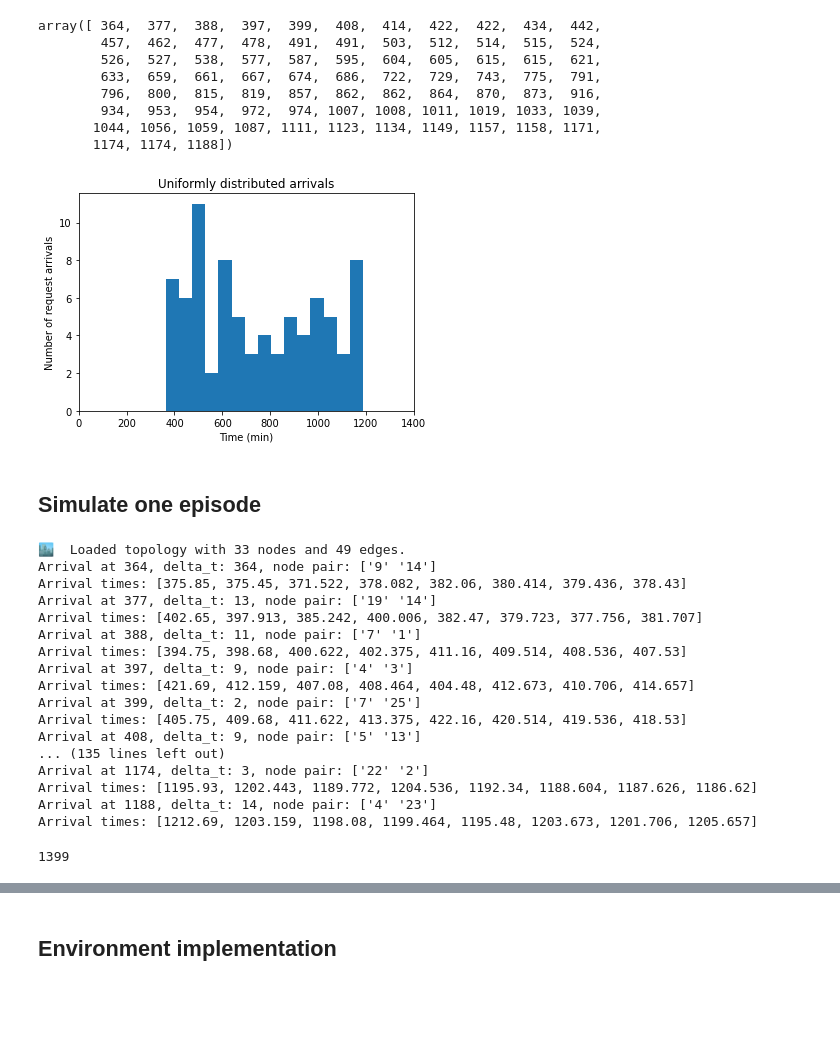
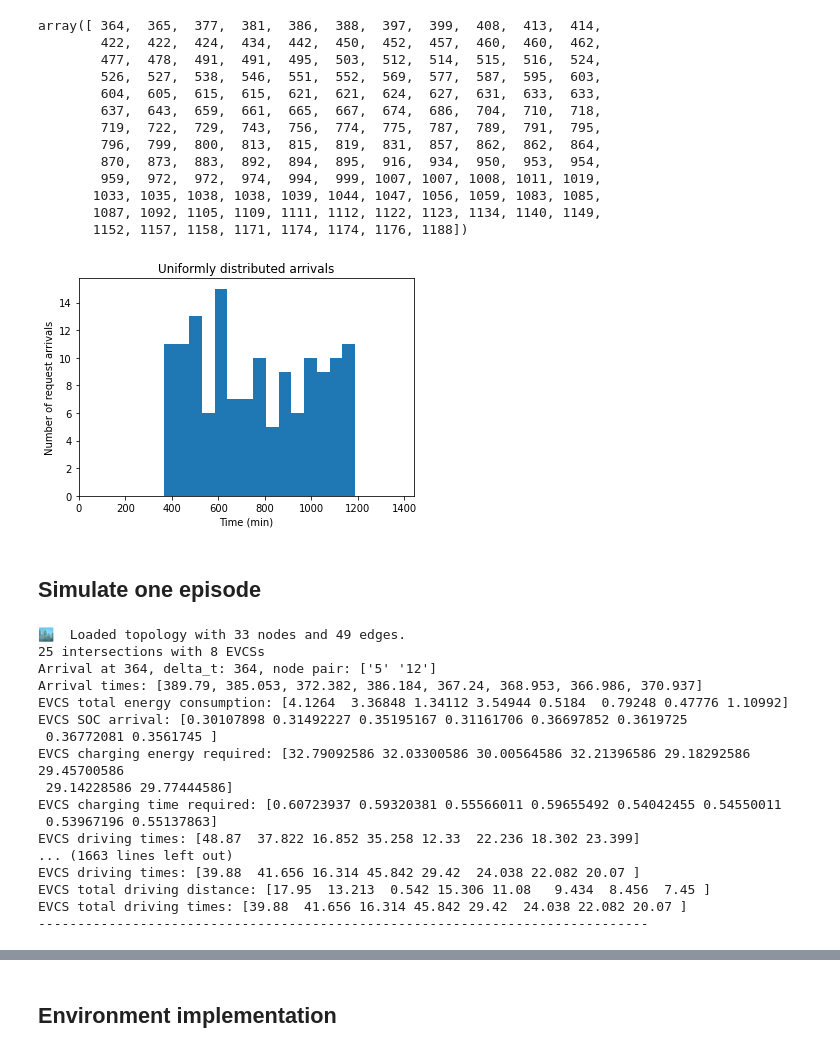
Before and after one commit to maigonzalezh/DRL-RCS, a Jupyter notebook: simulator.ipynb, the cells around one changed output, grey strips where cells are left out. Saved outputs shown, nothing was run; the diff lists cells and outputs as text; code cells hidden in the pictures; blank space fills up the shorter version.

```diff
--- a/simulator.ipynb
+++ b/simulator.ipynb
@@ -10,28 +10,33 @@ CHARGING_POWER = 60 # kW
 SEED = 42
 np.random.seed(SEED)
 # %%
-uniform_arrivals = np.sort(np.random.uniform(360,1200,80).astype(int))
+uniform_arrivals = np.sort(np.random.uniform(360,1200,140).astype(int))
 # %%
 uniform_arrivals
 # %% [output]
-array([ 364,  377,  388,  397,  399,  408,  414,  422,  422,  434,  442,
-        457,  462,  477,  478,  491,  491,  503,  512,  514,  515,  524,
-        526,  527,  538,  577,  587,  595,  604,  605,  615,  615,  621,
-        633,  659,  661,  667,  674,  686,  722,  729,  743,  775,  791,
-        796,  800,  815,  819,  857,  862,  862,  864,  870,  873,  916,
-        934,  953,  954,  972,  974, 1007, 1008, 1011, 1019, 1033, 1039,
-       1044, 1056, 1059, 1087, 1111, 1123, 1134, 1149, 1157, 1158, 1171,
-       1174, 1174, 1188])
+array([ 364,  365,  377,  381,  386,  388,  397,  399,  408,  413,  414,
+        422,  422,  424,  434,  442,  450,  452,  457,  460,  460,  462,
+        477,  478,  491,  491,  495,  503,  512,  514,  515,  516,  524,
+        526,  527,  538,  546,  551,  552,  569,  577,  587,  595,  603,
+        604,  605,  615,  615,  621,  621,  624,  627,  631,  633,  633,
+        637,  643,  659,  661,  665,  667,  674,  686,  704,  710,  718,
+        719,  722,  729,  743,  756,  774,  775,  787,  789,  791,  795,
+        796,  799,  800,  813,  815,  819,  831,  857,  862,  862,  864,
+        870,  873,  883,  892,  894,  895,  916,  934,  950,  953,  954,
+        959,  972,  972,  974,  994,  999, 1007, 1007, 1008, 1011, 1019,
+       1033, 1035, 1038, 1038, 1039, 1044, 1047, 1056, 1059, 1083, 1085,
+       1087, 1092, 1105, 1109, 1111, 1112, 1122, 1123, 1134, 1140, 1149,
+       1152, 1157, 1158, 1171, 1174, 1174, 1176, 1188])
 # %%
 import matplotlib.pyplot as plt
 count, bins, ignored = plt.hist(uniform_arrivals, 15, density=False)
-plt.xlim([0, 1400])
+plt.xlim([0, 1440])
 plt.title("Uniformly distributed arrivals")
 plt.ylabel("Number of request arrivals")
 plt.xlabel("Time (min)")
 plt.show()
 # %% [output]
-[figure, old version]
+[figure, new version]
 # %% [markdown]
 ## Simulate one episode
 # %%
@@ -63,6 +68,7 @@ TPM = TrafficPreprocessModule(G)
 traffic_network = TPM.get_traffic_network()
 nodes_labels = G_utils.get_nodes_labels(exclude_evcs=True)
 evcs_labels = G_utils.get_evcs_labels()
+print(f'{len(nodes_labels)} intersections with {len(evcs_labels)} EVCSs')
 charging_stations = [ChargingStation(label, 0.5) for label in evcs_labels]
 charging_requests = []
 for t in range(TIME_HORIZON):
@@ -97,25 +103,29 @@ for t in range(TIME_HORIZON):
         print("Arrival at {}, delta_t: {}, node pair: {}".format(
             t, delta_t, node_pair))
         print("Arrival times: {}".format(evcs_arrival_times))
+        print("EVCS total energy consumption: {}".format( evcs_total_energy_consumption))
+        print("EVCS SOC arrival: {}".format(evcs_soc_arrival))
+        print("EVCS charging energy required: {}".format(evcs_charging_energy_required))
+        print("EVCS charging time required: {}".format(evcs_charging_time_required))
+        print("EVCS driving times: {}".format(evcs_driving_times))
+        print("EVCS total driving distance: {}".format(evcs_total_driving_distance))
+        print("EVCS total driving times: {}".format(evcs_driving_times))
+        print("------------------------------------------------------------------------------")
 # %% [output]
 🏙️  Loaded topology with 33 nodes and 49 edges.
-Arrival at 364, delta_t: 364, node pair: ['9' '14']
-Arrival times: [375.85, 375.45, 371.522, 378.082, 382.06, 380.414, 379.436, 378.43]
-Arrival at 377, delta_t: 13, node pair: ['19' '14']
-Arrival times: [402.65, 397.913, 385.242, 400.006, 382.47, 379.723, 377.756, 381.707]
-Arrival at 388, delta_t: 11, node pair: ['7' '1']
-Arrival times: [394.75, 398.68, 400.622, 402.375, 411.16, 409.514, 408.536, 407.53]
-Arrival at 397, delta_t: 9, node pair: ['4' '3']
-Arrival times: [421.69, 412.159, 407.08, 408.464, 404.48, 412.673, 410.706, 414.657]
-Arrival at 399, delta_t: 2, node pair: ['7' '25']
-Arrival times: [405.75, 409.68, 411.622, 413.375, 422.16, 420.514, 419.536, 418.53]
-Arrival at 408, delta_t: 9, node pair: ['5' '13']
-... (135 lines left out)
-Arrival at 1174, delta_t: 3, node pair: ['22' '2']
-Arrival times: [1195.93, 1202.443, 1189.772, 1204.536, 1192.34, 1188.604, 1187.626, 1186.62]
-Arrival at 1188, delta_t: 14, node pair: ['4' '23']
-Arrival times: [1212.69, 1203.159, 1198.08, 1199.464, 1195.48, 1203.673, 1201.706, 1205.657]
+25 intersections with 8 EVCSs
+Arrival at 364, delta_t: 364, node pair: ['5' '12']
+Arrival times: [389.79, 385.053, 372.382, 386.184, 367.24, 368.953, 366.986, 370.937]
+EVCS total energy consumption: [4.1264  3.36848 1.34112 3.54944 0.5184  0.79248 0.47776 1.10992]
+EVCS SOC arrival: [0.30107898 0.31492227 0.35195167 0.31161706 0.36697852 0.3619725
+ 0.36772081 0.3561745 ]
+EVCS charging energy required: [32.79092586 32.03300586 30.00564586 32.21396586 29.18292586 29.45700586
+ 29.14228586 29.77444586]
+EVCS charging time required: [0.60723937 0.59320381 0.55566011 0.59655492 0.54042455 0.54550011
+ 0.53967196 0.55137863]
+EVCS driving times: [48.87  37.822 16.852 35.258 12.33  22.236 18.302 23.399]
+... (1663 lines left out)
+EVCS driving times: [39.88  41.656 16.314 45.842 29.42  24.038 22.082 20.07 ]
+EVCS total driving distance: [17.95  13.213  0.542 15.306 11.08   9.434  8.456  7.45 ]
+EVCS total driving times: [39.88  41.656 16.314 45.842 29.42  24.038 22.082 20.07 ]
+------------------------------------------------------------------------------
-# %%
-range(TIME_HORIZON)[-1]
-# %% [output]
-1399
```
Also changed, not shown: parts of 4 cells of this notebook, 1 other file.
